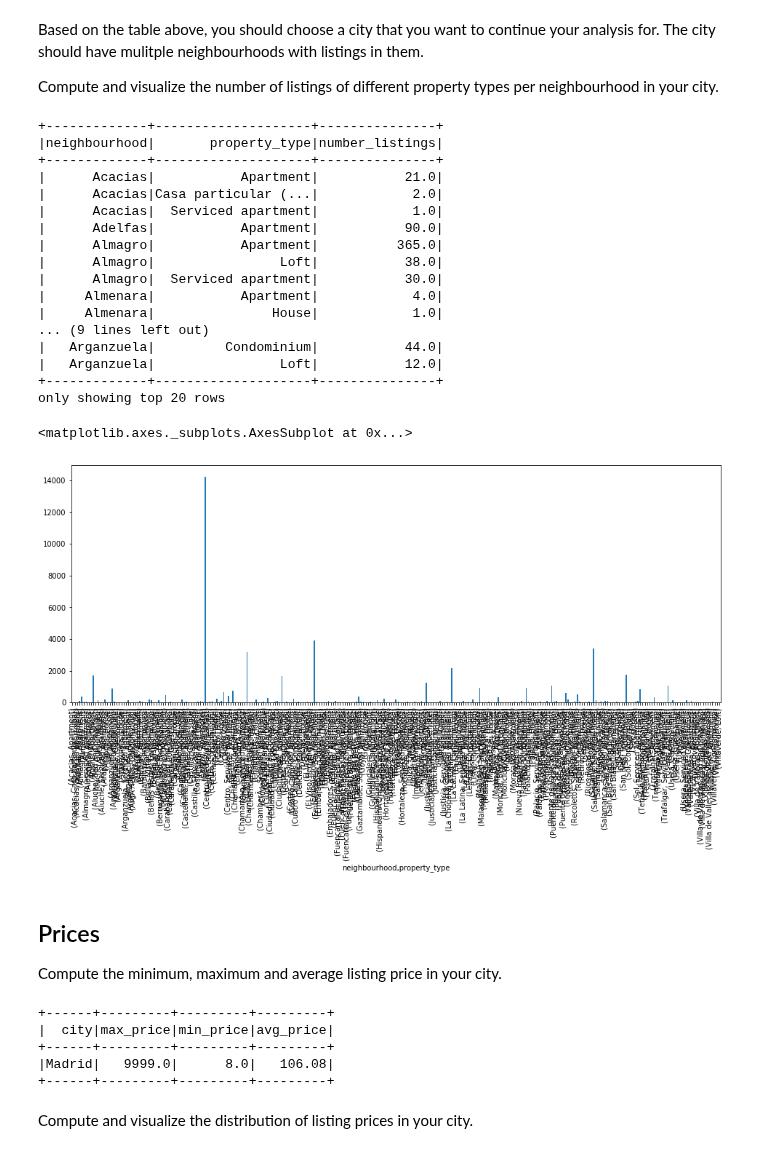
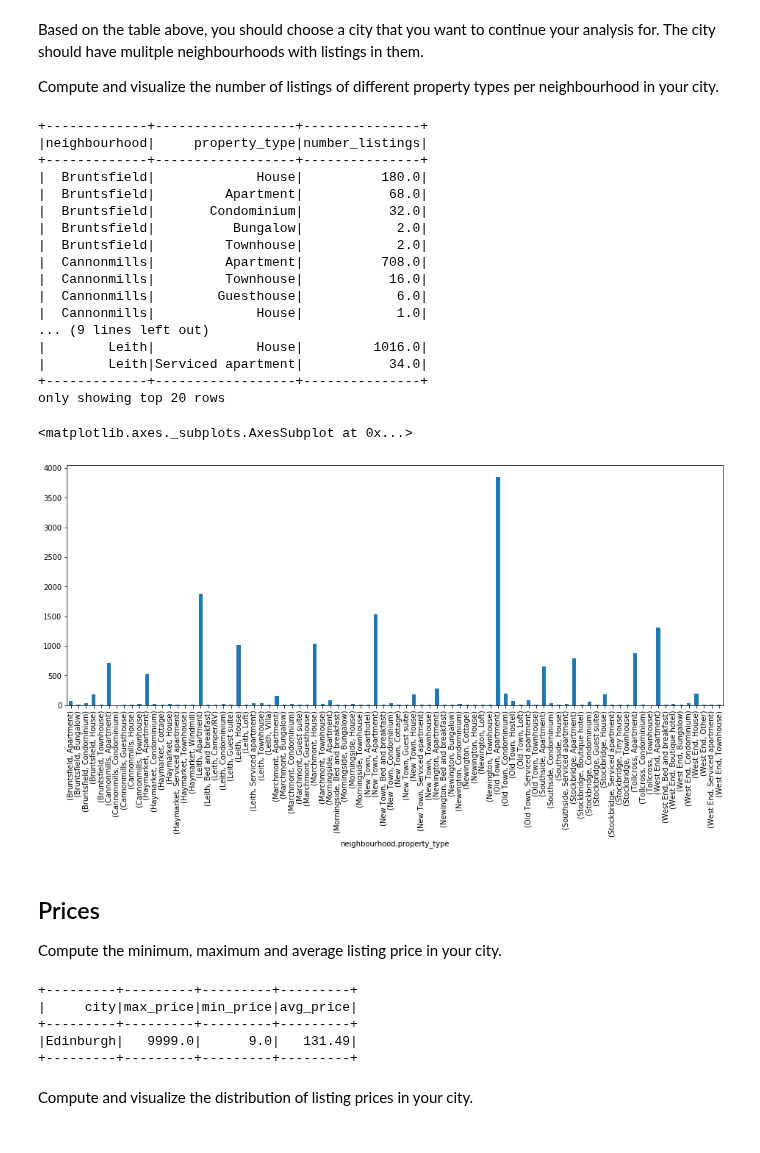
Before and after one commit to grimurz/project3, a Jupyter notebook: Project 3 - Airbnb.ipynb, the cells around one changed output. Cells and saved outputs as stored; diff of their text form; code cells hidden in the pictures.

Commit message:
Switched to Edinburgh

```diff
--- a/Project 3 - Airbnb.ipynb
+++ b/Project 3 - Airbnb.ipynb
@@ -219,54 +219,54 @@ Based on the table above, you should choose a city that you want to continue you
 
 Compute and visualize the number of listings of different property types per neighbourhood in your city.
 # %%
-dflc_madrid_prop = dflc.filter(f.col('city') == 'Madrid').groupBy('neighbourhood','property_type') \
+dflc_edinb_prop = dflc.filter(f.col('city') == 'Edinburgh').groupBy('neighbourhood','property_type') \
     .agg(f.sum('host_total_listings_count').alias('number_listings')) \
     .orderBy('neighbourhood',f.desc('number_listings'))
 
-dflc_madrid_prop.show()
+dflc_edinb_prop.show()
 # %% [output]
-+-------------+--------------------+---------------+
-|neighbourhood|       property_type|number_listings|
-+-------------+--------------------+---------------+
-|      Acacias|           Apartment|           21.0|
-|      Acacias|Casa particular (...|            2.0|
-|      Acacias|  Serviced apartment|            1.0|
-|      Adelfas|           Apartment|           90.0|
-|      Almagro|           Apartment|          365.0|
-|      Almagro|                Loft|           38.0|
-|      Almagro|  Serviced apartment|           30.0|
-|     Almenara|           Apartment|            4.0|
-|     Almenara|               House|            1.0|
++-------------+------------------+---------------+
+|neighbourhood|     property_type|number_listings|
++-------------+------------------+---------------+
+|  Bruntsfield|             House|          180.0|
+|  Bruntsfield|         Apartment|           68.0|
+|  Bruntsfield|       Condominium|           32.0|
+|  Bruntsfield|          Bungalow|            2.0|
+|  Bruntsfield|         Townhouse|            2.0|
+|  Cannonmills|         Apartment|          708.0|
+|  Cannonmills|         Townhouse|           16.0|
+|  Cannonmills|        Guesthouse|            6.0|
+|  Cannonmills|             House|            1.0|
 ... (9 lines left out)
-|   Arganzuela|         Condominium|           44.0|
-|   Arganzuela|                Loft|           12.0|
-+-------------+--------------------+---------------+
+|        Leith|             House|         1016.0|
+|        Leith|Serviced apartment|           34.0|
++-------------+------------------+---------------+
 only showing top 20 rows
 # %%
-pdf = dflc_madrid_prop.select("*").toPandas()
+pdf = dflc_edinb_prop.select("*").toPandas()
 
 fig, ax = plt.subplots(figsize=(16,6))
 pdf.groupby(['neighbourhood','property_type']).sum()['number_listings'].plot.bar(ax=ax)
 # %% [output]
 <matplotlib.axes._subplots.AxesSubplot at 0x...>
-[figure, old version]
+[figure, new version]
 # %% [markdown]
 ## Prices
 Compute the minimum, maximum and average listing price in your city.
 # %%
-dflc_madrid_maxminavg = dflc.filter(f.col('city') == 'Madrid') \
+dflc_edinb_maxminavg = dflc.filter(f.col('city') == 'Edinburgh') \
     .groupBy('city').agg( \
         f.max('price').alias('max_price'), \
         f.min('price').alias('min_price'), \
         f.round(f.mean('price'),2).alias('avg_price'))
 
-dflc_madrid_maxminavg.show()
+dflc_edinb_maxminavg.show()
 # %% [output]
-+------+---------+---------+---------+
-|  city|max_price|min_price|avg_price|
-+------+---------+---------+---------+
-|Madrid|   9999.0|      8.0|   106.08|
-+------+---------+---------+---------+
++---------+---------+---------+---------+
+|     city|max_price|min_price|avg_price|
++---------+---------+---------+---------+
+|Edinburgh|   9999.0|      9.0|   131.49|
++---------+---------+---------+---------+
 # %% [markdown]
 Compute and visualize the distribution of listing prices in your city.
 # %%
```
Also changed, not shown: parts of 8 cells of this notebook.
